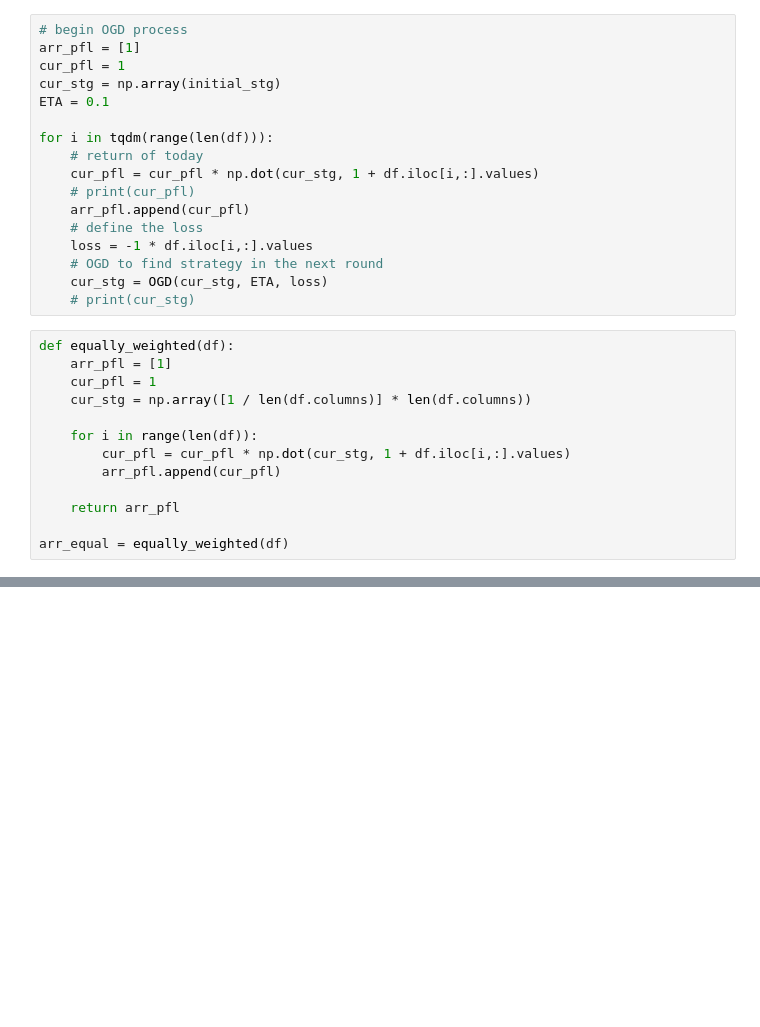
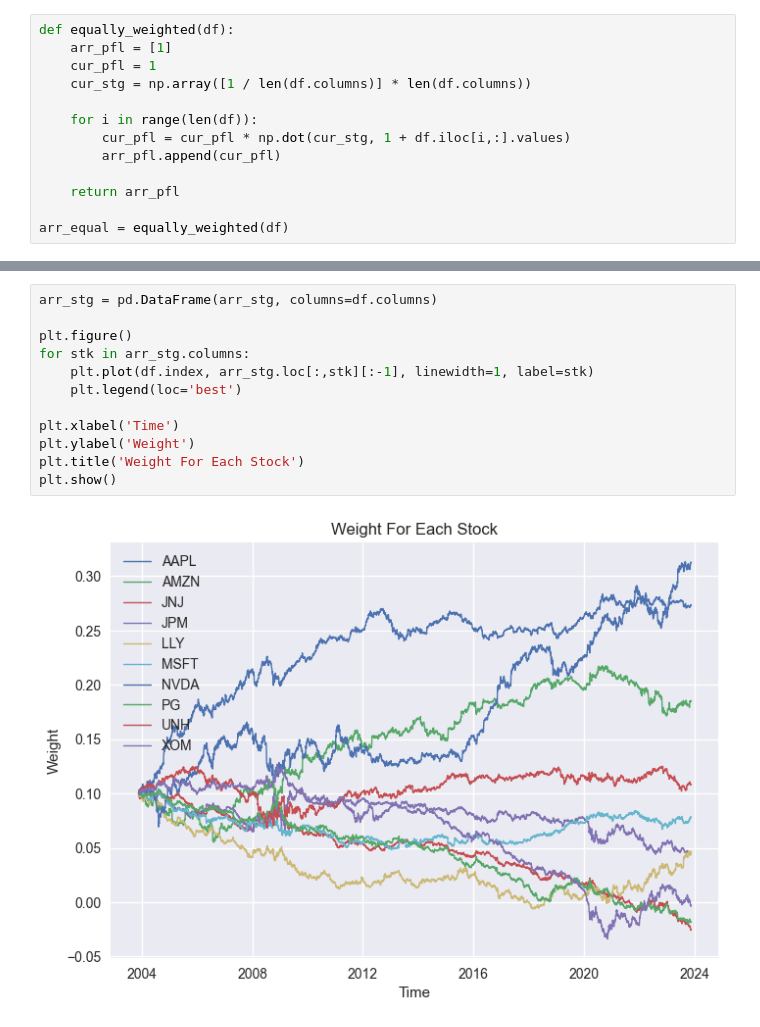
Before and after one commit to Terry-Xu-666/4530_projrct, a Jupyter notebook: OGD.ipynb, the cells around one changed output, grey strips where cells are left out. Drawn from its saved outputs; the diff is of its cells as text; blank space fills up the shorter version.

```diff
--- a/OGD.ipynb
+++ b/OGD.ipynb
@@ -58,20 +43,3 @@ def OGD(x_old, ETA, loss):
-# %%
-# begin OGD process
-arr_pfl = [1]
-cur_pfl = 1
-cur_stg = np.array(initial_stg)
-ETA = 0.1
-
-for i in tqdm(range(len(df))):
-    # return of today
-    cur_pfl = cur_pfl * np.dot(cur_stg, 1 + df.iloc[i,:].values)
-    # print(cur_pfl)
-    arr_pfl.append(cur_pfl)
-    # define the loss
-    loss = -1 * df.iloc[i,:].values
-    # OGD to find strategy in the next round
-    cur_stg = OGD(cur_stg, ETA, loss)
-    # print(cur_stg)
 # %%
 def equally_weighted(df):
     arr_pfl = [1]
@@ -100,0 +98,14 @@ array([ 0.44776836,  0.27069228, -0.15039166, -0.00778384, -0.01247018,
+# %%
+arr_stg = pd.DataFrame(arr_stg, columns=df.columns)
+
+plt.figure()
+for stk in arr_stg.columns:
+    plt.plot(df.index, arr_stg.loc[:,stk][:-1], linewidth=1, label=stk)
+    plt.legend(loc='best')
+
+plt.xlabel('Time')
+plt.ylabel('Weight')
+plt.title('Weight For Each Stock')
+plt.show()
+# %% [output]
+[figure, added]
```
Also changed, not shown: parts of 5 cells of this notebook.
